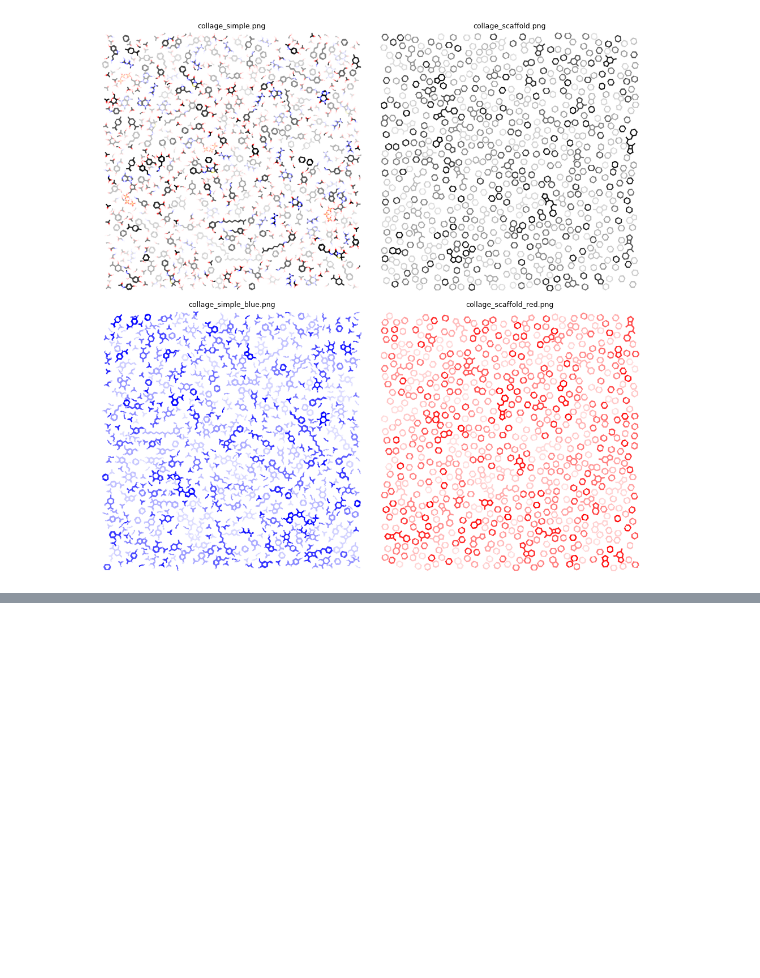
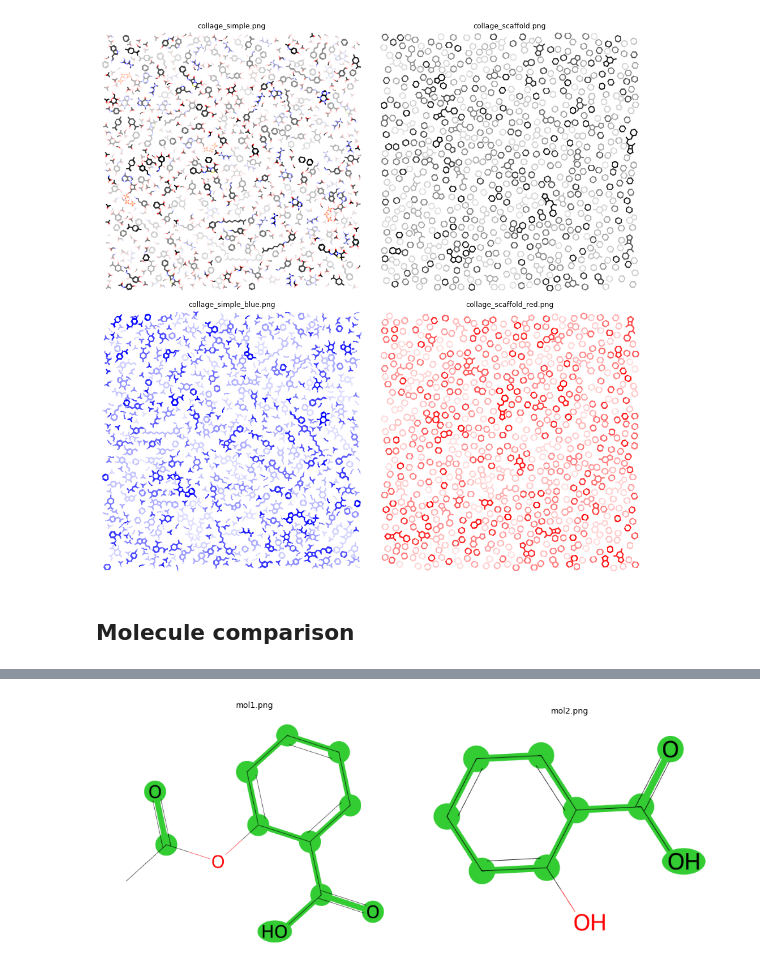
Before and after one commit to bsaldivaremc2/chemimg, a Jupyter notebook: demo.ipynb, the cells around one changed output, grey strips where cells are left out. Drawn from its saved outputs; the diff is of its cells as text; code cells hidden in the pictures; blank space fills up the shorter version.

Commit message:
added mol comparison

```diff
--- a/demo.ipynb
+++ b/demo.ipynb
@@ -211,3 +211,5 @@ chemimg.imgproc.demo.show_images_grid(
 )
 # %% [output]
 [figure]
+# %% [markdown]
+## Molecule comparison
@@ -213,0 +224,14 @@ chemimg.imgproc.demo.show_images_grid(
+# %%
+s1="CC(=O)OC1=CC=CC=C1C(=O)O"
+s2="OC1=CC=CC=C1C(=O)O"
+
+save_path1 = "imgs/comparison/mol1.png"
+save_path2 = "imgs/comparison/mol2.png"
+
+MC.draw_shared_morgan_parts_pair(s1,s2,save_path1,save_path2,ignore_radius=[0])
+chemimg.imgproc.demo.show_images_grid(
+    [save_path1, save_path2],
+    input_ratio=(1, 2),
+    figsize_factor=5.0
+)
+# %% [output]
@@ -213,0 +240 @@ chemimg.imgproc.demo.show_images_grid(
+[figure, added]
```
Also changed, not shown: parts of 3 cells of this notebook, 8 other files.
